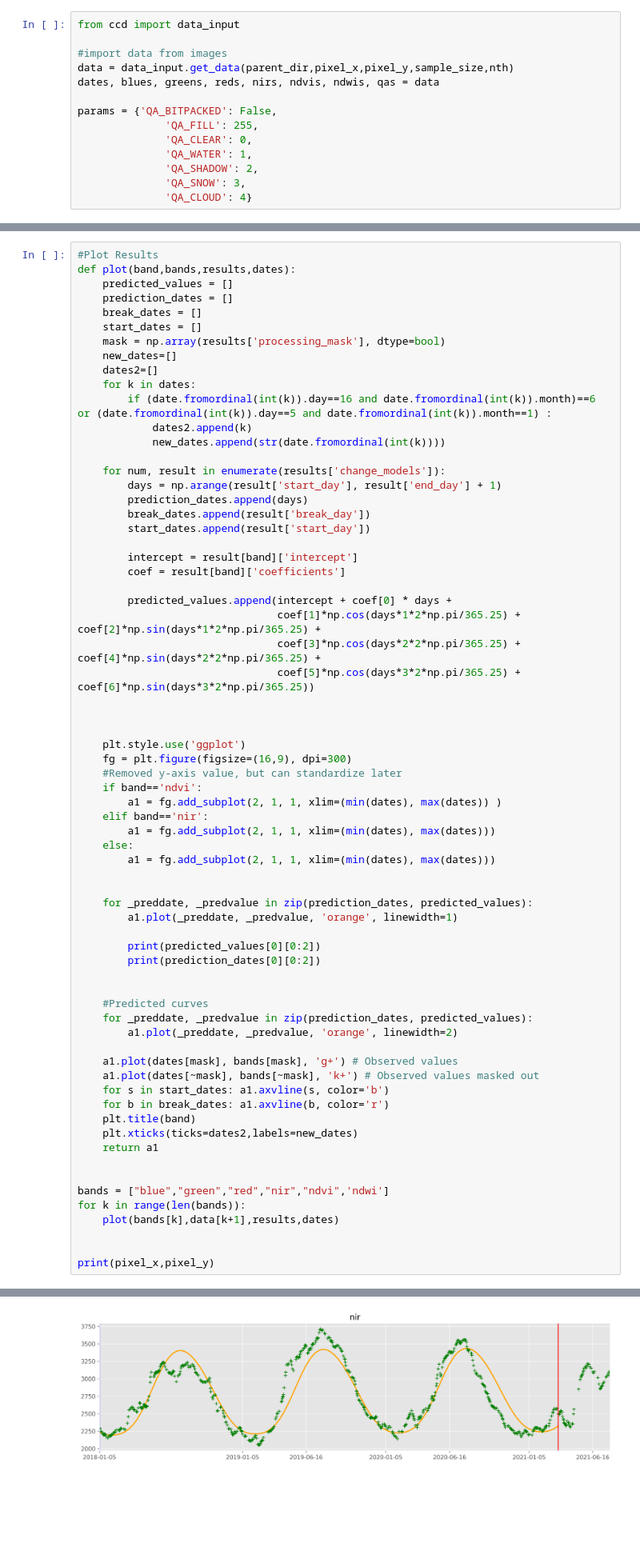
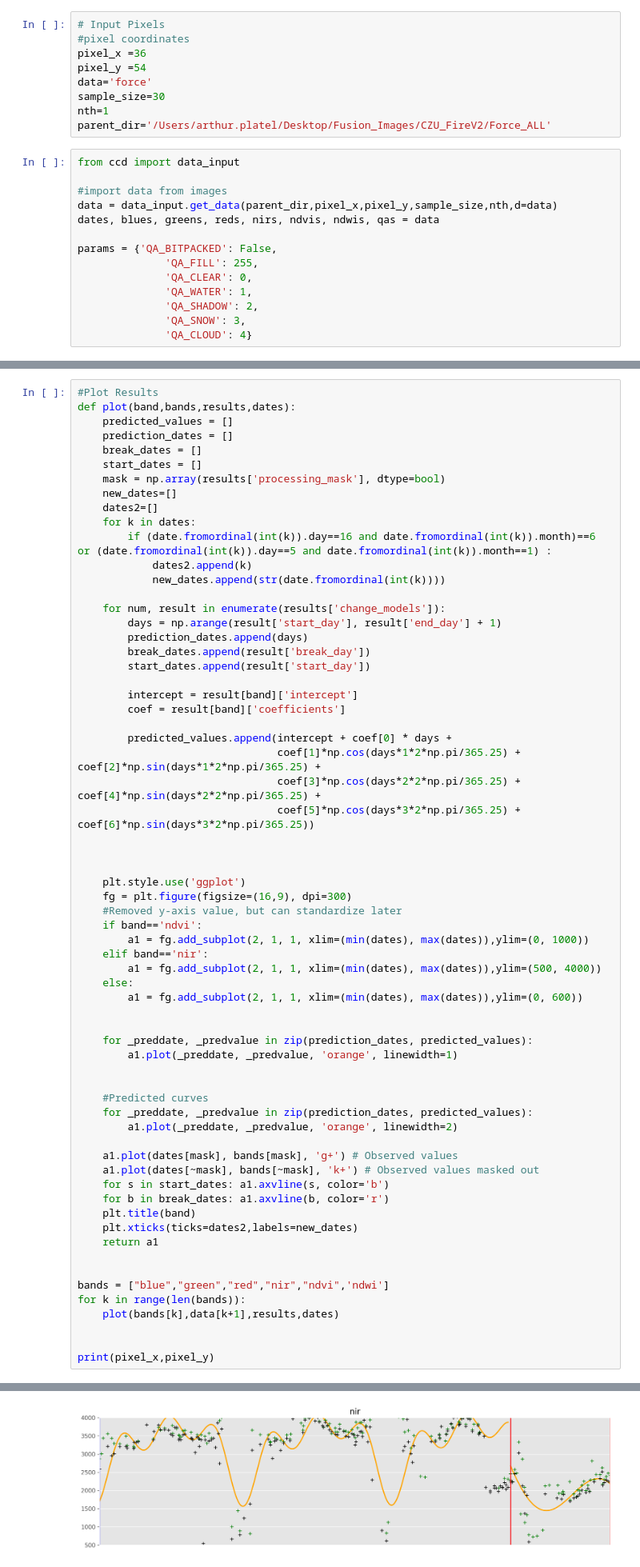
Before and after one commit to ArthurPlatel/CCDC_pl, a Jupyter notebook: notebooks/SinglePixel30m.ipynb, the cells around one changed output, grey strips where cells are left out. Shown at 80% size. Cells and saved outputs as stored; diff of their text form; blank space fills up the shorter version.

```diff
--- a/notebooks/SinglePixel30m.ipynb
+++ b/notebooks/SinglePixel30m.ipynb
@@ -31,8 +15,17 @@ parent_dir='/Users/arthur.platel/Desktop/Fusion_Images/konza/PF-SR'
+# %%
+# Input Pixels
+#pixel coordinates
+pixel_x =36
+pixel_y =54
+data='force'
+sample_size=30
+nth=1
+parent_dir='/Users/arthur.platel/Desktop/Fusion_Images/CZU_FireV2/Force_ALL'
 # %%
 from ccd import data_input
 
 #import data from images
-data = data_input.get_data(parent_dir,pixel_x,pixel_y,sample_size,nth)
+data = data_input.get_data(parent_dir,pixel_x,pixel_y,sample_size,nth,d=data)
 dates, blues, greens, reds, nirs, ndvis, ndwis, qas = data
 
 params = {'QA_BITPACKED': False,
@@ -88,18 +82,15 @@ def plot(band,bands,results,dates):
     fg = plt.figure(figsize=(16,9), dpi=300)
     #Removed y-axis value, but can standardize later
     if band=='ndvi':
-        a1 = fg.add_subplot(2, 1, 1, xlim=(min(dates), max(dates)) )
+        a1 = fg.add_subplot(2, 1, 1, xlim=(min(dates), max(dates)),ylim=(0, 1000))
     elif band=='nir':
-        a1 = fg.add_subplot(2, 1, 1, xlim=(min(dates), max(dates)))
+        a1 = fg.add_subplot(2, 1, 1, xlim=(min(dates), max(dates)),ylim=(500, 4000))
     else:
-        a1 = fg.add_subplot(2, 1, 1, xlim=(min(dates), max(dates)))
+        a1 = fg.add_subplot(2, 1, 1, xlim=(min(dates), max(dates)),ylim=(0, 600))
 
 
     for _preddate, _predvalue in zip(prediction_dates, predicted_values):
         a1.plot(_preddate, _predvalue, 'orange', linewidth=1)
-
-        print(predicted_values[0][0:2])
-        print(prediction_dates[0][0:2])
 
 
     #Predicted curves
@@ -141 +120 @@ print(pixel_x,pixel_y)
-[figure, old version]
+[figure, new version]
```
Also changed, not shown: parts of 4 cells of this notebook, 12 other files.
